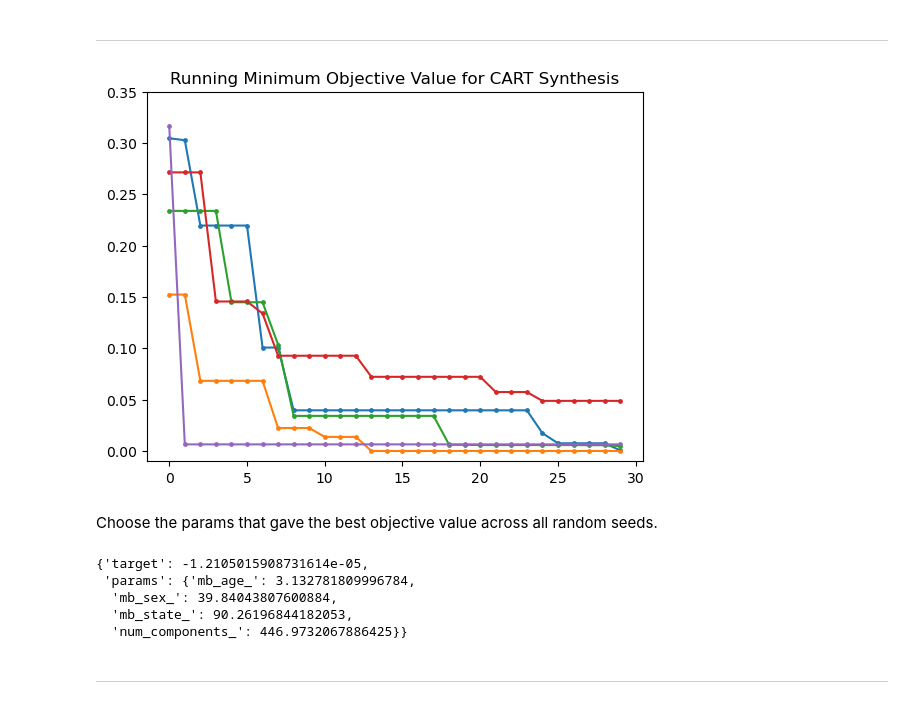
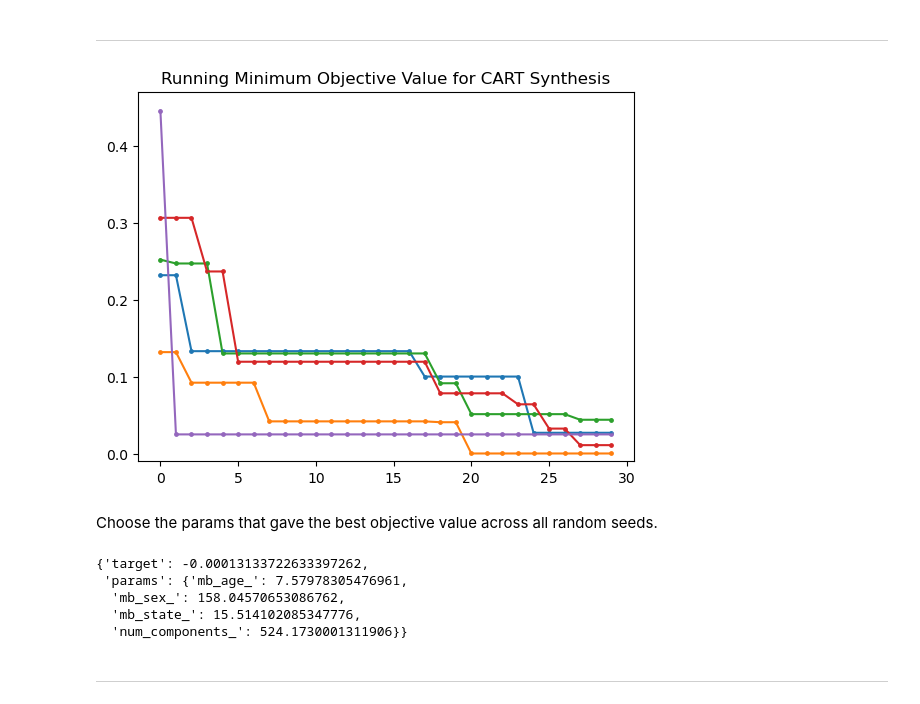
Before and after one commit to cdbale/optimized-sequential-synthesis, a Jupyter notebook: Synthesizer-CART-MB-Optimizer-Logistic-PMSE.ipynb, the cells around one changed output. Drawn from its saved outputs; the diff is of its cells as text; code cells hidden in the pictures.

```diff
--- a/Synthesizer-CART-MB-Optimizer-Logistic-PMSE.ipynb
+++ b/Synthesizer-CART-MB-Optimizer-Logistic-PMSE.ipynb
@@ -244,7 +244,7 @@ def optimize_models(train_data,
         },
         random_state=random_state)
 
-    utility = UtilityFunction(kind="ei")
+    utility = UtilityFunction(kind="ei", xi=1e-02)
     optimizer.maximize(init_points=5, n_iter=25, acquisition_function=utility)
     print("Final Result: ", optimizer.max)
     return optimizer.max, optimizer
@@ -375,19 +375,19 @@ run_targets = [np.minimum.accumulate(-i[1].space.target) for i in optimization_r
 # %%
 plt.plot(run_targets[0])
 plt.scatter(np.arange(len(run_targets[0])), run_targets[0], s=6)
 plt.plot(run_targets[1])
 plt.scatter(np.arange(len(run_targets[1])), run_targets[1], s=6)
 plt.plot(run_targets[2])
 plt.scatter(np.arange(len(run_targets[2])), run_targets[2], s=6)
 plt.plot(run_targets[3])
 plt.scatter(np.arange(len(run_targets[3])), run_targets[3], s=6)
 plt.plot(run_targets[4])
 plt.scatter(np.arange(len(run_targets[4])), run_targets[4], s=6)
 plt.title("Running Minimum Objective Value for CART Synthesis")
-plt.ylim(-0.01, 0.35)
+plt.ylim(-0.01, 0.47)
 plt.show()
 # %% [output]
-[figure, old version]
+[figure, new version]
 # %% [markdown]
 Choose the params that gave the best objective value across all random seeds.
 # %%
@@ -395,11 +395,11 @@ best_params = optimization_results[np.argmax([x[0]['target'] for x in optimizati
 # %%
 best_params
 # %% [output]
-{'target': -1.2105015908731614e-05,
- 'params': {'mb_age_': 3.132781809996784,
-  'mb_sex_': 39.84043807600884,
-  'mb_state_': 90.26196844182053,
-  'num_components_': 446.9732067886425}}
+{'target': -0.00013133722633397262,
+ 'params': {'mb_age_': 7.57978305476961,
+  'mb_sex_': 158.04570653086762,
+  'mb_state_': 15.514102085347776,
+  'num_components_': 524.1730001311906}}
 # %% [markdown]
 ***
 # %% [markdown]
```
Also changed, not shown: parts of 6 cells of this notebook, 12 other files.
